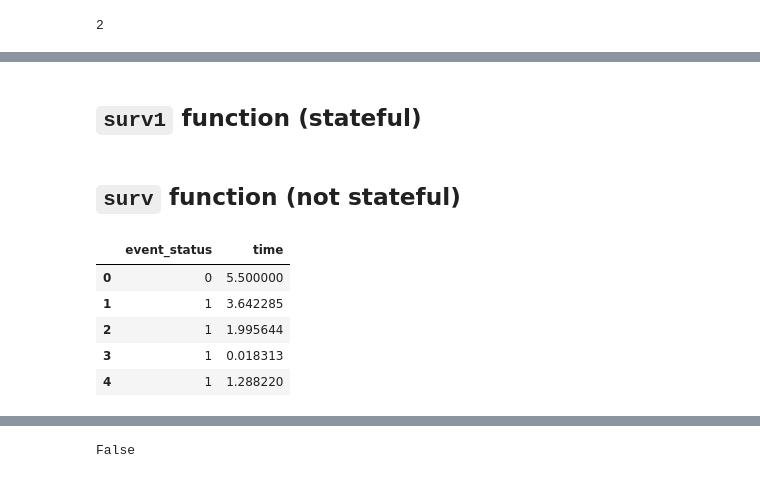
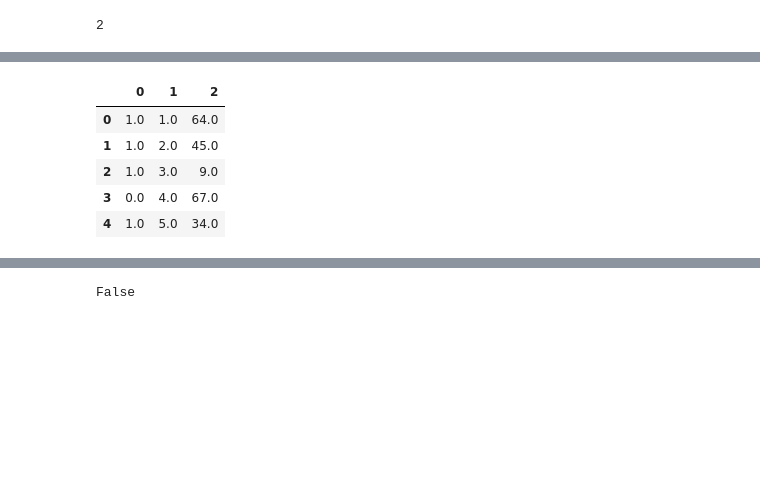
Before and after one commit to jburos/survivalstan-examples, a Jupyter notebook: Test patsy formula extensions.ipynb, the cells around one changed output, grey strips where cells are left out. Cells and saved outputs as stored; diff of their text form; code cells hidden in the pictures; blank space fills up the shorter version.

Commit message:
first semi-working-version of patsy formula extensions for survivalstan

```diff
--- a/Test patsy formula extensions.ipynb
+++ b/Test patsy formula extensions.ipynb
@@ -142,2 +289,0 @@ pd.DataFrame(y).head()
-# %% [markdown]
-## `surv1` function (stateful)
@@ -167,2 +289,0 @@ surv1 = patsy.stateful_transform(Surv)
-# %% [markdown]
-## `surv` function (not stateful)
@@ -274,9 +290,11 @@ def surv(time, event_status, group=None, subject=None, use_pandas=None, long_for
+# %%
+y2, X = patsy.dmatrices('surv(time=time, event_status=event_value, subject=subject_id) ~ X1', data=df)
 # %%
-pd.DataFrame(surv(df['time'], df['event_value'])).head()
+pd.DataFrame(y2).head()
 # %% [output]
-|  | event_status | time |
-| 0 | 0 | 5.500000 |
-| 1 | 1 | 3.642285 |
-| 2 | 1 | 1.995644 |
-| 3 | 1 | 0.018313 |
-| 4 | 1 | 1.288220 |
+|  | 0 | 1 | 2 |
+| 0 | 1.0 | 1.0 | 64.0 |
+| 1 | 1.0 | 2.0 | 45.0 |
+| 2 | 1.0 | 3.0 | 9.0 |
+| 3 | 0.0 | 4.0 | 67.0 |
+| 4 | 1.0 | 5.0 | 34.0 |
```
Also changed, not shown: parts of 61 cells of this notebook.
